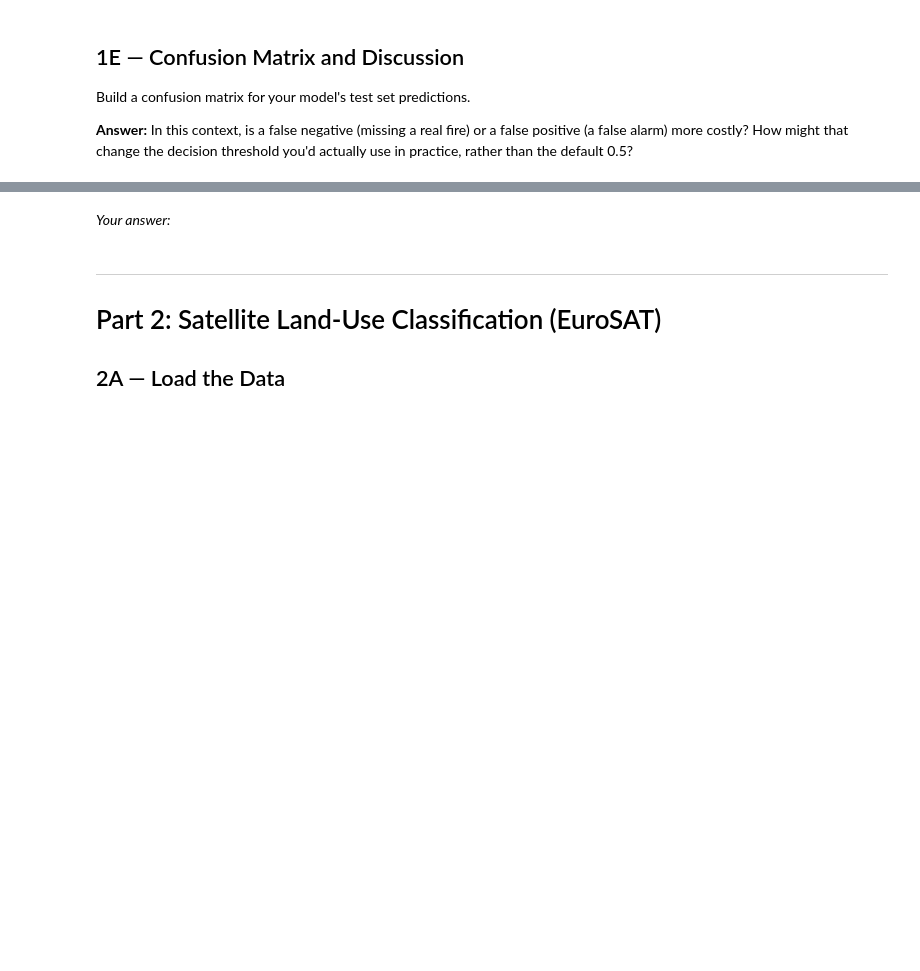
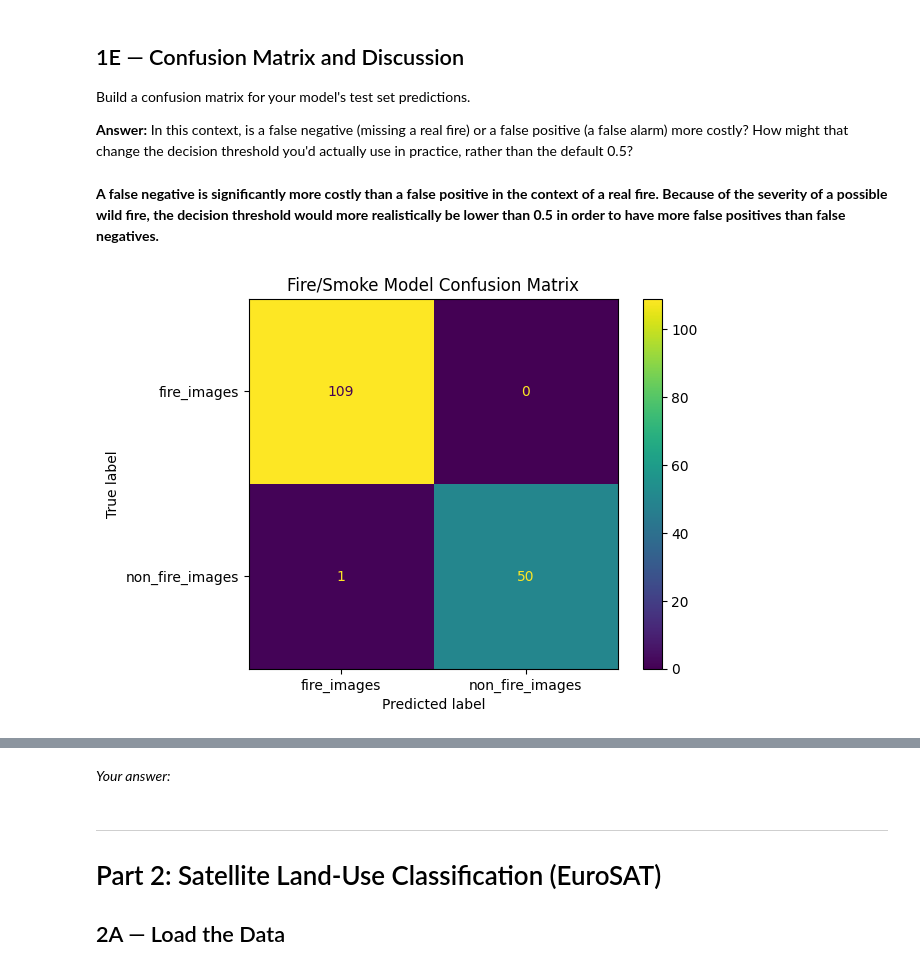
Before and after one commit to davinjmatias/IT480-FA26, a Jupyter notebook: Assignment2_TransferLearning.ipynb, the cells around one changed output, grey strips where cells are left out. Drawn from its saved outputs; the diff is of its cells as text; code cells hidden in the pictures; blank space fills up the shorter version.

```diff
--- a/Assignment2_TransferLearning.ipynb
+++ b/Assignment2_TransferLearning.ipynb
@@ -106,2 +199,15 @@ Preprocess your data (`train_raw_fire`, `val_raw_fire`, `test_raw_fire`) using M
+# %%
+# Compile model with binary crossentropy
+model_fire.compile(
+    optimizer=tf.keras.optimizers.Adam(learning_rate=0.001),
+    loss='binary_crossentropy',
+    metrics=['accuracy']
+)
+# %%
+model_fire.compile(
+    optimizer=tf.keras.optimizers.Adam(learning_rate=0.001),
+    loss='binary_crossentropy',
+    metrics=['accuracy']
+)
 # %% [markdown]
 ## 1D — Train and Evaluate
@@ -111,0 +214,7 @@ Preprocess your data (`train_raw_fire`, `val_raw_fire`, `test_raw_fire`) using M
+# %%
+# Train the fire/smoke detection model
+history_fire = model_fire.fit(
+    train_fire,
+    epochs=10,
+    validation_data=val_fire
+)
@@ -111,0 +242,6 @@ Preprocess your data (`train_raw_fire`, `val_raw_fire`, `test_raw_fire`) using M
+# %%
+history_fire = model_fire.fit(
+    train_fire,
+    epochs=10,
+    validation_data=val_fire
+)
@@ -119,0 +294,19 @@ Build a confusion matrix for your model's test set predictions.
+# %% [markdown]
+**A false negative is significantly more costly than a false positive in the context of a real fire. Because of the severity of a possible wild fire, the decision threshold would more realistically be lower than 0.5 in order to have more false positives than false negatives.**
+# %%
+# Compute predictions and generate confusion matrix
+y_true = []
+y_pred = []
+
+for x, y in test_fire:
+    preds = model_fire.predict(x, verbose=0)
+    y_true.extend(y.numpy())
+    y_pred.extend((preds > 0.5).astype(int).flatten())
+
+cm = confusion_matrix(y_true, y_pred)
+disp = ConfusionMatrixDisplay(confusion_matrix=cm, display_labels=class_names_fire)
+disp.plot()
+plt.title("Fire/Smoke Model Confusion Matrix")
+plt.show()
+# %% [output]
+[figure, added]
```
Also changed, not shown: parts of 45 cells of this notebook.
